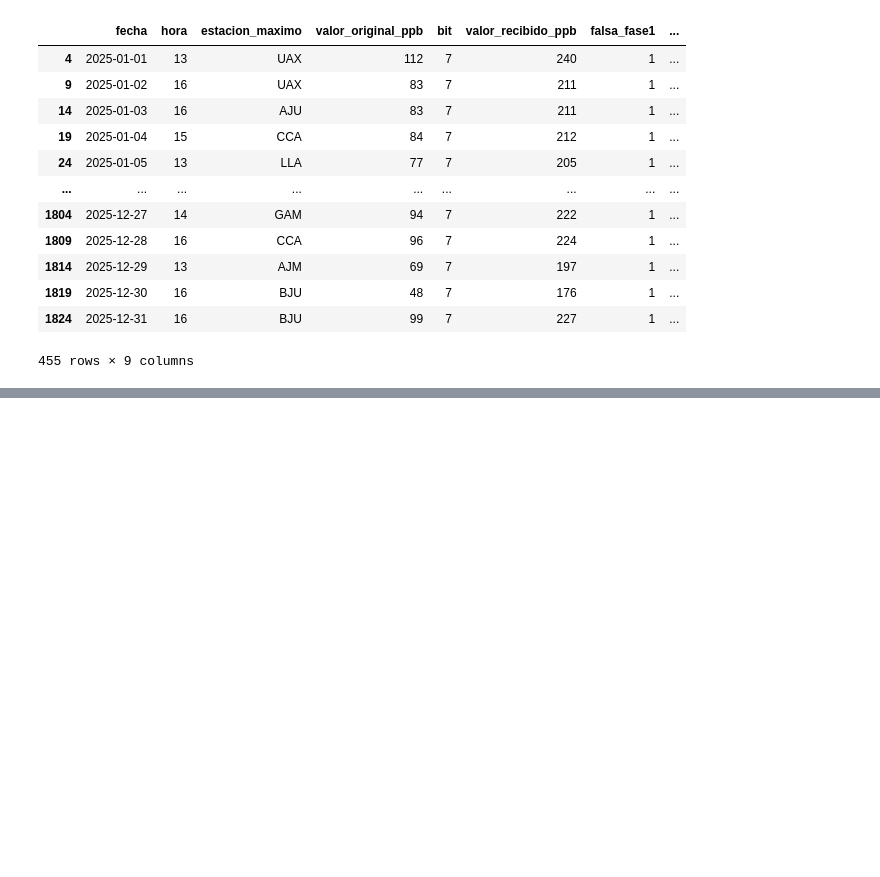
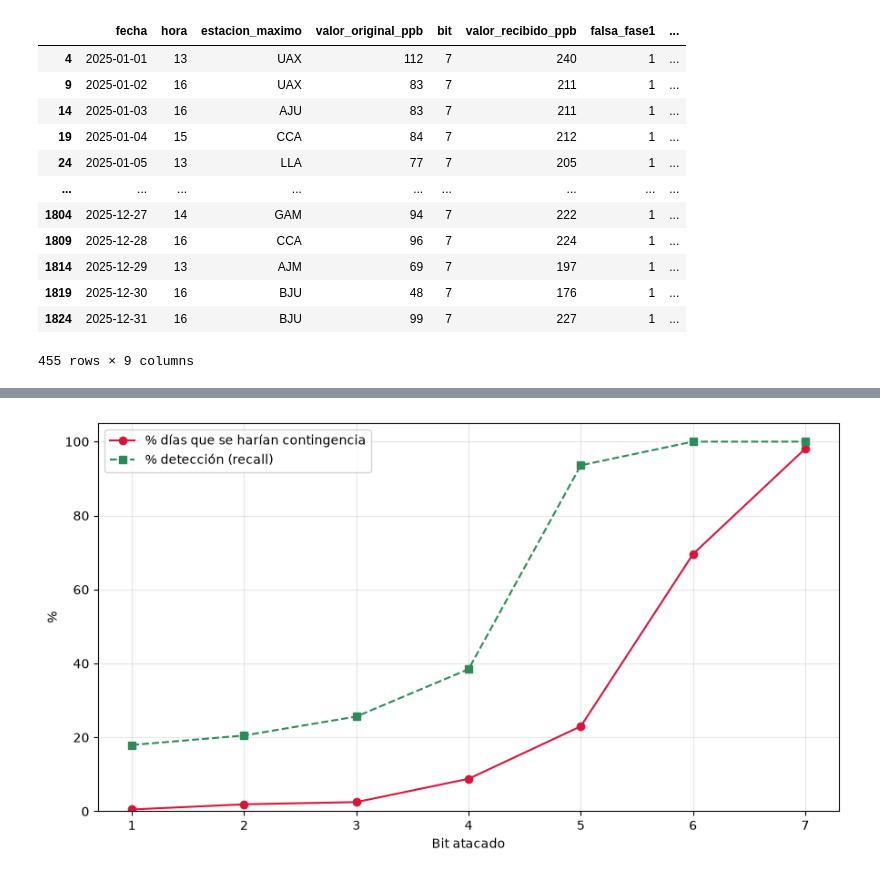
Before and after one commit to JoseLili/lorawan11-rama-detection, a Jupyter notebook: notebooks/08_proximidad_umbrales.ipynb, the cells around one changed output, grey strips where cells are left out. Drawn from its saved outputs; the diff is of its cells as text; code cells hidden in the pictures; blank space fills up the shorter version.

```diff
--- a/notebooks/08_proximidad_umbrales.ipynb
+++ b/notebooks/08_proximidad_umbrales.ipynb
@@ -754,3 +755,37 @@ Inicio del test cronologico LSTM: 2025-10-20 00:00:00
 | 1819 | 2025-12-30 | 16 | BJU | 48 | 7 | 176 | 1 | ... |
 | 1824 | 2025-12-31 | 16 | BJU | 99 | 7 | 227 | 1 | ... |
 455 rows × 9 columns
+# %%
+BITS = range(1, 8)   # el bit 8 satura (ningún valor real de O3 lo enciende); lo tratamos aparte
+
+# --- Curva 1: % de días que se HARÍAN contingencia (oportunidad cruda) ---
+oport_falsa = []
+for bit in BITS:
+    d = 2 ** bit
+    franja = (~es_cont) & (m <= TAU_CONT) & (m > TAU_CONT - d)
+    oport_falsa.append(franja.sum() / n_dias * 100)
+
+# --- Curva 2: % de días que DEJARÍAN de ser contingencia (oportunidad cruda) ---
+# No restringido a los 5 episodios confirmados: cualquier día con máximo >= umbral
+es_alto = m >= TAU_CONT
+print(f"Días con máximo de la red >= {TAU_CONT}: {es_alto.sum()} "
+      f"(de los cuales {es_cont.sum()} tienen contingencia oficial declarada)")
+
+oport_anul = []
+for bit in BITS:
+    d = 2 ** bit
+    franja = es_alto & (m < TAU_CONT + d)
+    oport_anul.append(franja.sum() / es_alto.sum() * 100 if es_alto.sum() else 0)
+
+# --- Recall vigente: todos los bits medidos, sin estimaciones ---
+RECALL = (pd.read_csv('../results/recall_cca_bits_1_7.csv')
+          .set_index('bit')['recall_fraccion'] * 100).to_dict()
+
+tabla = pd.DataFrame({
+    'bit': list(BITS),
+    'delta_ppb': [2**b for b in BITS],
+    'pct_dias_falsas': [round(x, 1) for x in oport_falsa],
+    'pct_dias_anuladas': [round(x, 1) for x in oport_anul],
+    'recall_%': [RECALL[b] for b in BITS],
+})
+print(tabla.to_string(index=False))
@@ -756,0 +802,11 @@ Inicio del test cronologico LSTM: 2025-10-20 00:00:00
+# %%
+fig, ax = plt.subplots(figsize=(9, 5))
+ax.plot(tabla.bit, tabla.pct_dias_falsas, 'o-', color='crimson',
+        label='% días que se harían contingencia')
+ax.plot(tabla.bit, tabla['recall_%'], 's--', color='seagreen',
+        label='% detección (recall)')
+ax.set_xlabel('Bit atacado'); ax.set_ylabel('%')
+ax.set_ylim(0, 105); ax.legend(); ax.grid(alpha=0.3)
+plt.tight_layout(); plt.show()
+# %% [output]
+[figure, added]
```
Also changed, not shown: parts of 14 cells of this notebook, 13 other files.
